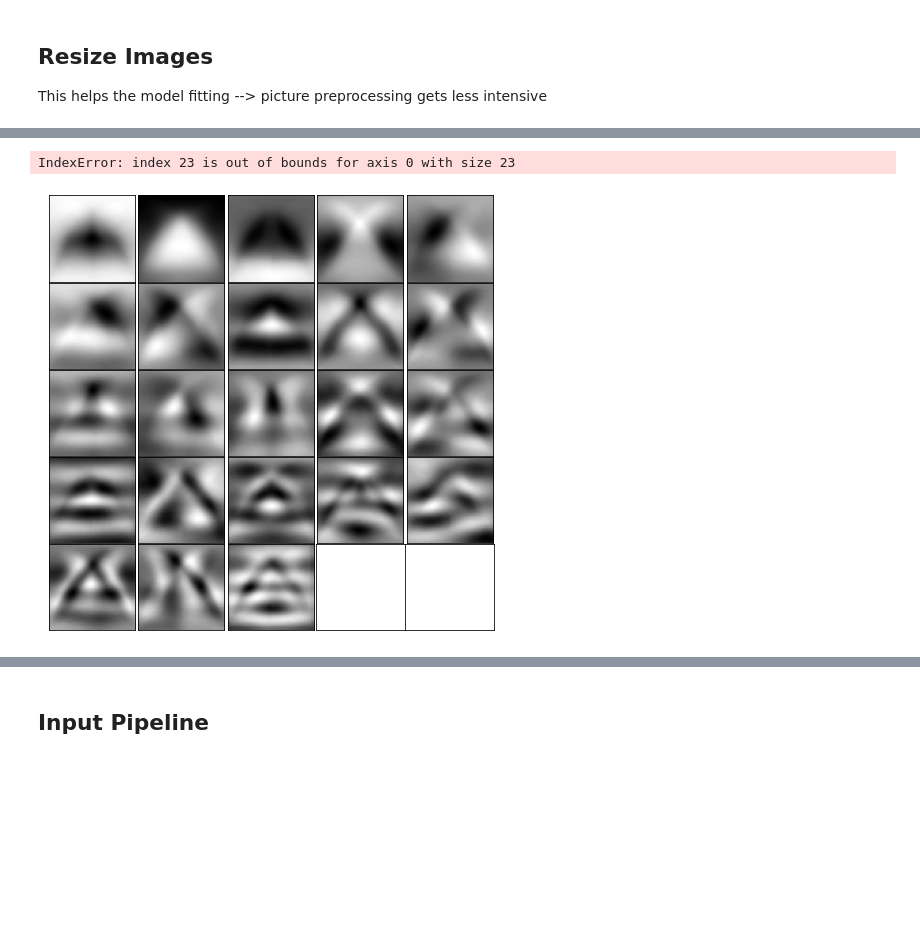
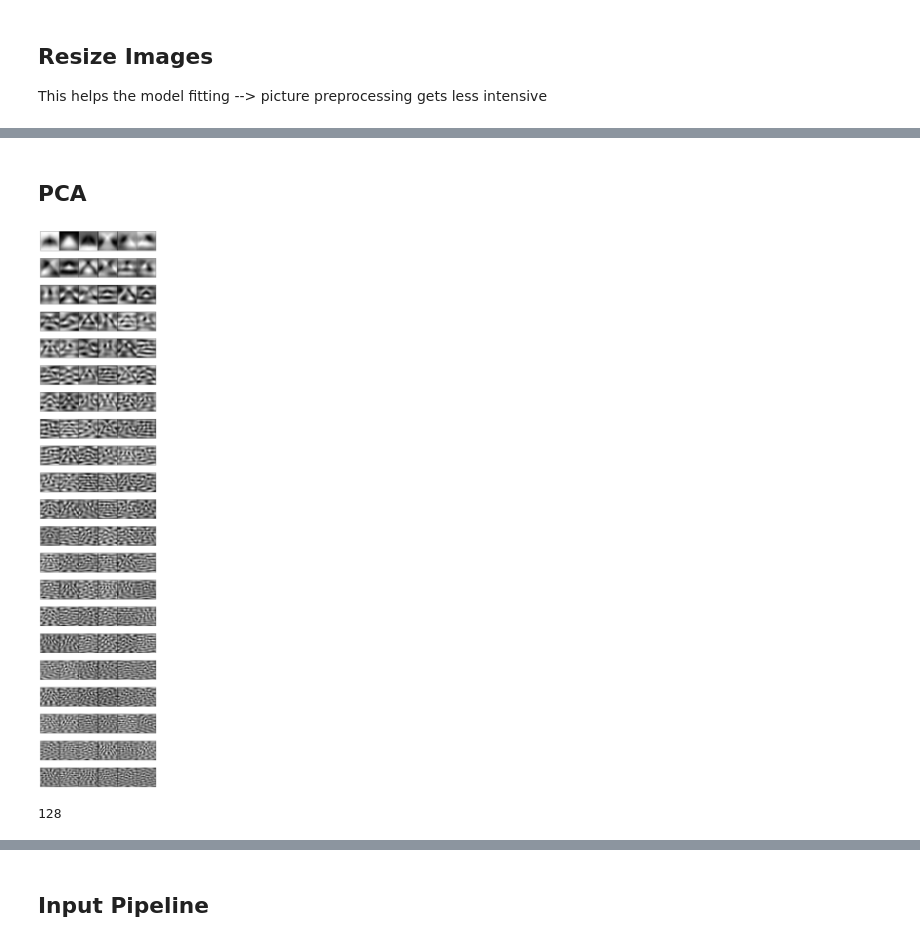
Before and after one commit to oliverweissl/MachineLearning-Project, a Jupyter notebook: input_pipeline.ipynb, the cells around one changed output, grey strips where cells are left out. Saved outputs shown, nothing was run; the diff lists cells and outputs as text; code cells hidden in the pictures; blank space fills up the shorter version.

Commit message:
added PCA exploration + visualistion

```diff
--- a/input_pipeline.ipynb
+++ b/input_pipeline.ipynb
@@ -168,9 +156,0 @@ pca_analyzed = pca.fit(img_array)
-# %%
-fig, axes = plt.subplots(5,5,figsize=(8,8),
- subplot_kw={'xticks':[], 'yticks':[]},
- gridspec_kw=dict(hspace=0.01, wspace=0.01))
-for i, ax in enumerate(axes.flat):
-    ax.imshow(pca_analyzed.components_[i].reshape(INPUT_SHAPE),cmap="gray")
-# %% [output]
-IndexError: index 23 is out of bounds for axis 0 with size 23
-[figure, removed]
@@ -178,0 +157,2 @@ PCA_COMPONENTS = pca_analyzed.components_.shape[0]
+# %% [markdown]
+## PCA
@@ -178,0 +165,16 @@ PCA_COMPONENTS = pca_analyzed.components_.shape[0]
+# %%
+pca = PCA(n_components=0.9)
+pca_analyzed = pca.fit(img_array)
+# %%
+fig, axes = plt.subplots(21,6,figsize=(10,50),
+ subplot_kw={'xticks':[], 'yticks':[]},
+ gridspec_kw=dict(hspace=0.01, wspace=0.01))
+for i, ax in enumerate(axes.flat):
+    ax.imshow(pca_analyzed.components_[i].reshape(INPUT_SHAPE),cmap="gray")
+# %% [output]
+[figure, added]
+# %%
+PCA_COMPONENTS = pca_analyzed.components_.shape[0]
+print(PCA_COMPONENTS)
+# %% [output]
+128
```
Also changed, not shown: parts of 16 cells of this notebook.
